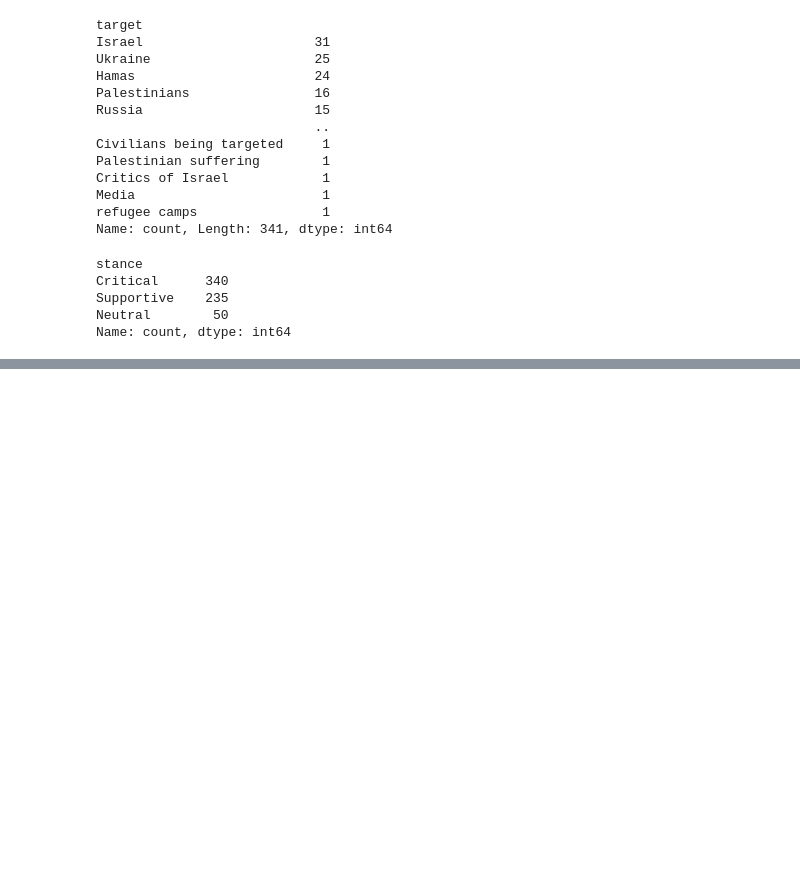
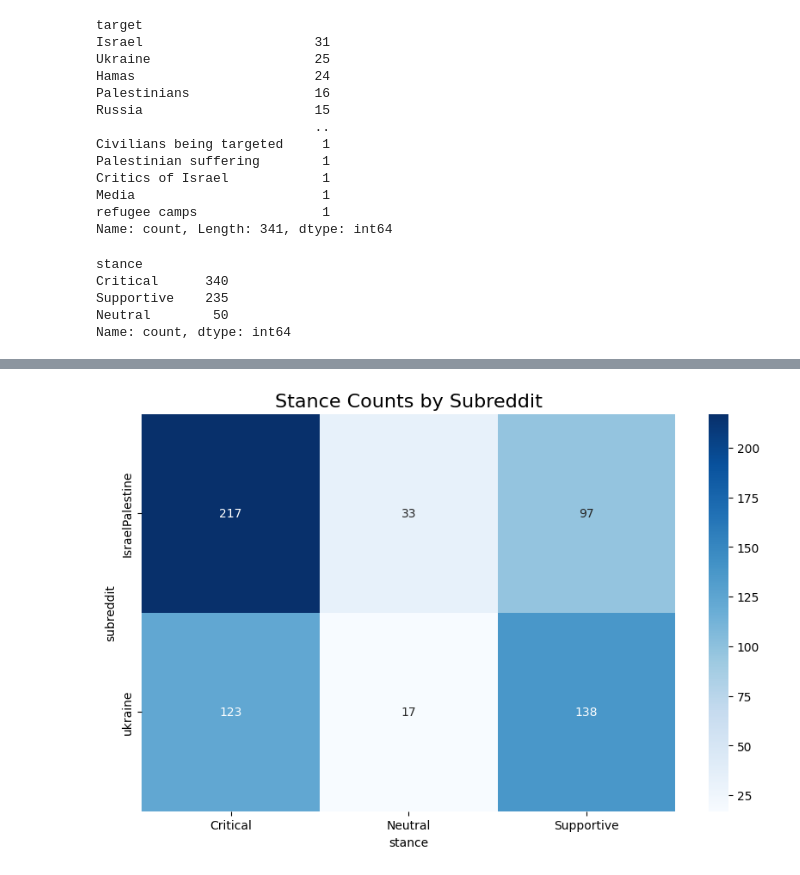
Before and after one commit to AnnaVerbytska/Migration_Sentiment, a Jupyter notebook: notebooks/eda.ipynb, the cells around one changed output, grey strips where cells are left out. Cells and saved outputs as stored; diff of their text form; code cells hidden in the pictures; blank space fills up the shorter version.

```diff
--- a/notebooks/eda.ipynb
+++ b/notebooks/eda.ipynb
@@ -452,0 +524,9 @@ Name: count, dtype: int64
+# %%
+heatmap_data = df_stance.groupby(["subreddit","stance"]).size().unstack(fill_value=0)
+
+plt.figure(figsize=(10,6))
+sns.heatmap(heatmap_data, annot=True, fmt="d", cmap="Blues")
+plt.title("Stance Counts by Subreddit", fontsize=16)
+plt.show()
+# %% [output]
+[figure, added]
```
Also changed, not shown: parts of 14 cells of this notebook, 5 other files.
